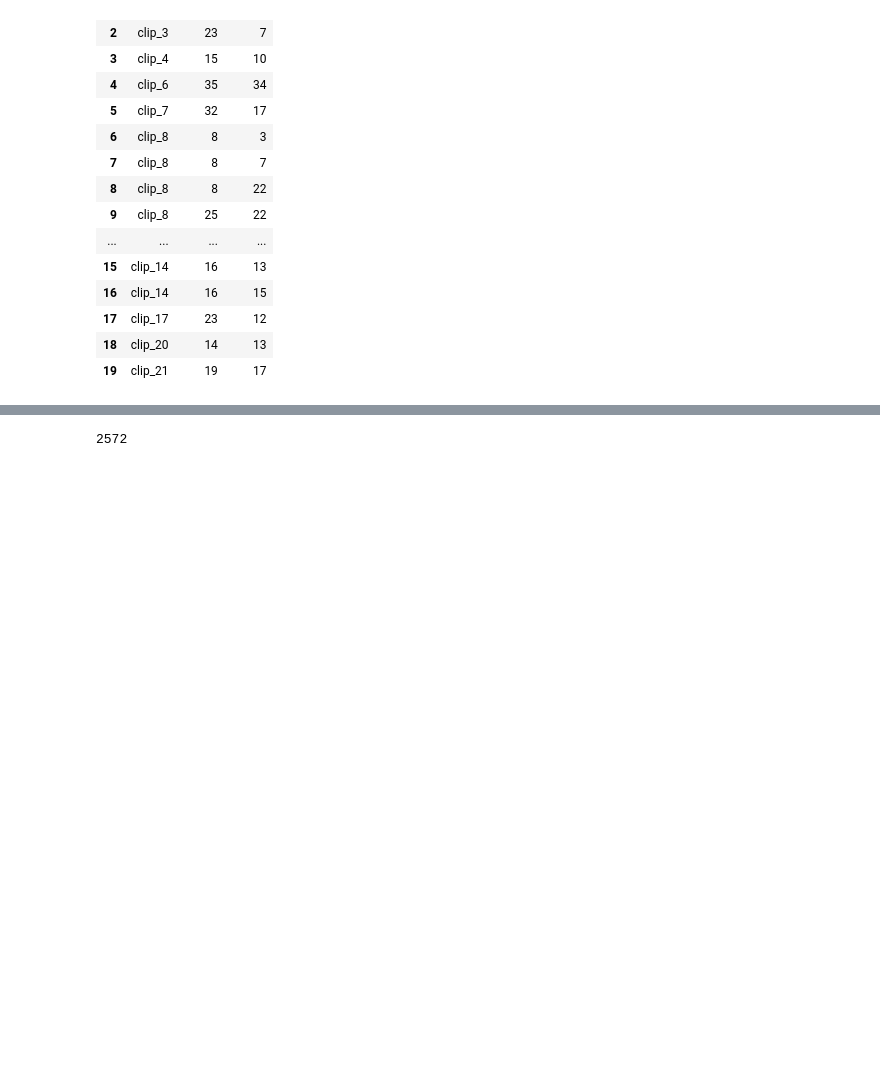
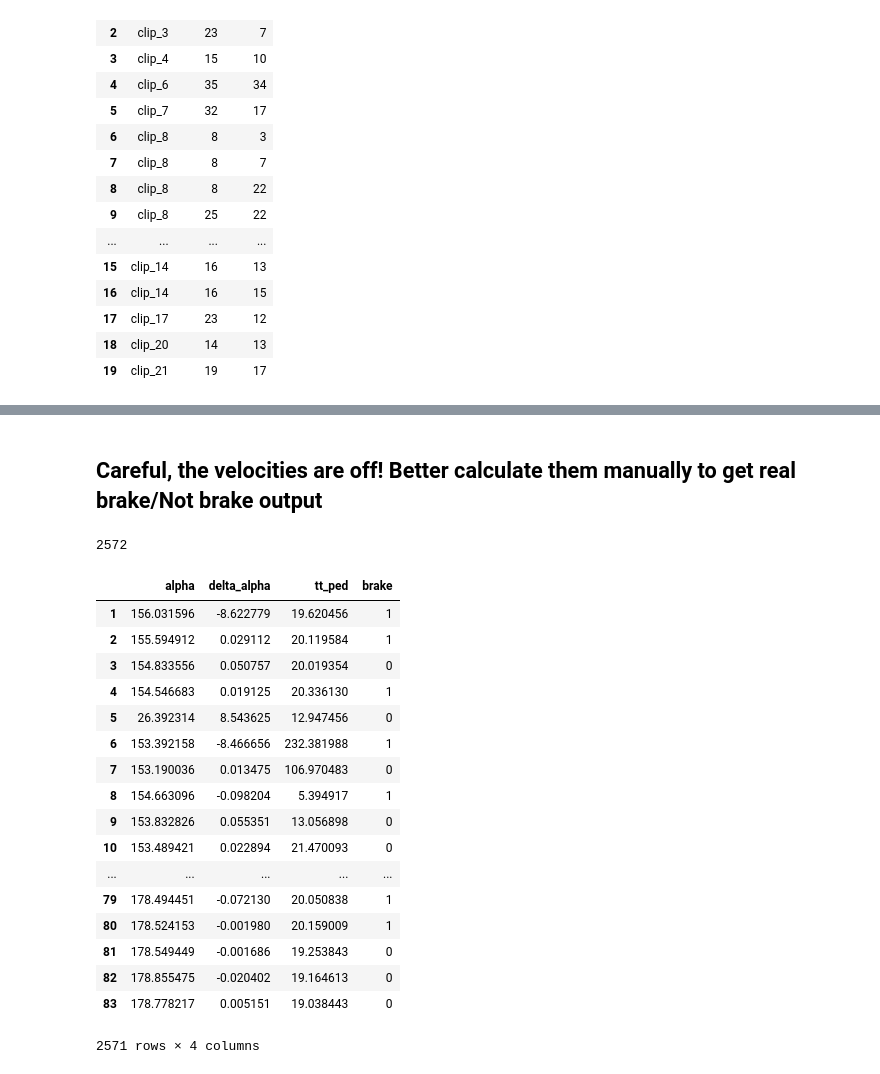
Before and after one commit to UC-Berkeley-MEng-Capstone/Capstone_Code, a Jupyter notebook: Get_data.ipynb, the cells around one changed output, grey strips where cells are left out. Saved outputs shown, nothing was run; the diff lists cells and outputs as text; code cells hidden in the pictures; blank space fills up the shorter version.

```diff
--- a/Get_data.ipynb
+++ b/Get_data.ipynb
@@ -198,3 +243,5 @@ for i in range(len(inter.index)):
+# %% [markdown]
+## Careful, the velocities are off! Better calculate them manually to get real brake/Not brake output
 # %%
 # calculate relative
 MLInput = pd.DataFrame()
@@ -224,20 +271,41 @@ print len(MLInput.index)
 # %%
 ## Features: Angle, derivative of angle, time to pedestrian
 delta_time=15 #seconds
 
 MLInput2 = pd.DataFrame()
 Intermediate = pd.DataFrame()
 
 Intermediate['direction']=(MLInput['relative_Vx']>=0).astype(int)+ (MLInput['relative_Vx']<0).astype(int)*(-1)
 Intermediate['X_r']=MLInput['relative_X']*Intermediate['direction'] # Check the direction though!
 Intermediate['Y_r']=MLInput['relative_Y']*Intermediate['direction']
 
 #Create the new features
 MLInput2['alpha']=np.abs(np.arctan2(Intermediate['Y_r'],Intermediate['X_r']))*180/np.pi
 MLInput2['delta_alpha']=(MLInput2['alpha'].shift(1)-MLInput2['alpha'])/delta_time
 MLInput2['tt_ped']=abs(MLInput['relative_X']/all_interactions['v_x1'])
 MLInput2['brake']=MLInput['brake']
 MLInput2=MLInput2.dropna(axis=0, how='any')
 
-# print MLInput2
+#changing all the data for when the angle alpha is >90 degree
+#MLInput2['brake']=MLInput2['brake']*(MLInput2['alpha']<90).astype(int)
 MLInput2.to_csv("Input2")
+MLInput2
+# %% [output]
+|  | alpha | delta_alpha | tt_ped | brake |
+| 1 | 156.031596 | -8.622779 | 19.620456 | 1 |
+| 2 | 155.594912 | 0.029112 | 20.119584 | 1 |
+| 3 | 154.833556 | 0.050757 | 20.019354 | 0 |
+| 4 | 154.546683 | 0.019125 | 20.336130 | 1 |
+| 5 | 26.392314 | 8.543625 | 12.947456 | 0 |
+| 6 | 153.392158 | -8.466656 | 232.381988 | 1 |
+| 7 | 153.190036 | 0.013475 | 106.970483 | 0 |
+| 8 | 154.663096 | -0.098204 | 5.394917 | 1 |
+| 9 | 153.832826 | 0.055351 | 13.056898 | 0 |
+| 10 | 153.489421 | 0.022894 | 21.470093 | 0 |
+| ... | ... | ... | ... | ... |
+| 79 | 178.494451 | -0.072130 | 20.050838 | 1 |
+| 80 | 178.524153 | -0.001980 | 20.159009 | 1 |
+| 81 | 178.549449 | -0.001686 | 19.253843 | 0 |
+| 82 | 178.855475 | -0.020402 | 19.164613 | 0 |
+| 83 | 178.778217 | 0.005151 | 19.038443 | 0 |
+2571 rows × 4 columns
```
Also changed, not shown: parts of 3 cells of this notebook.
